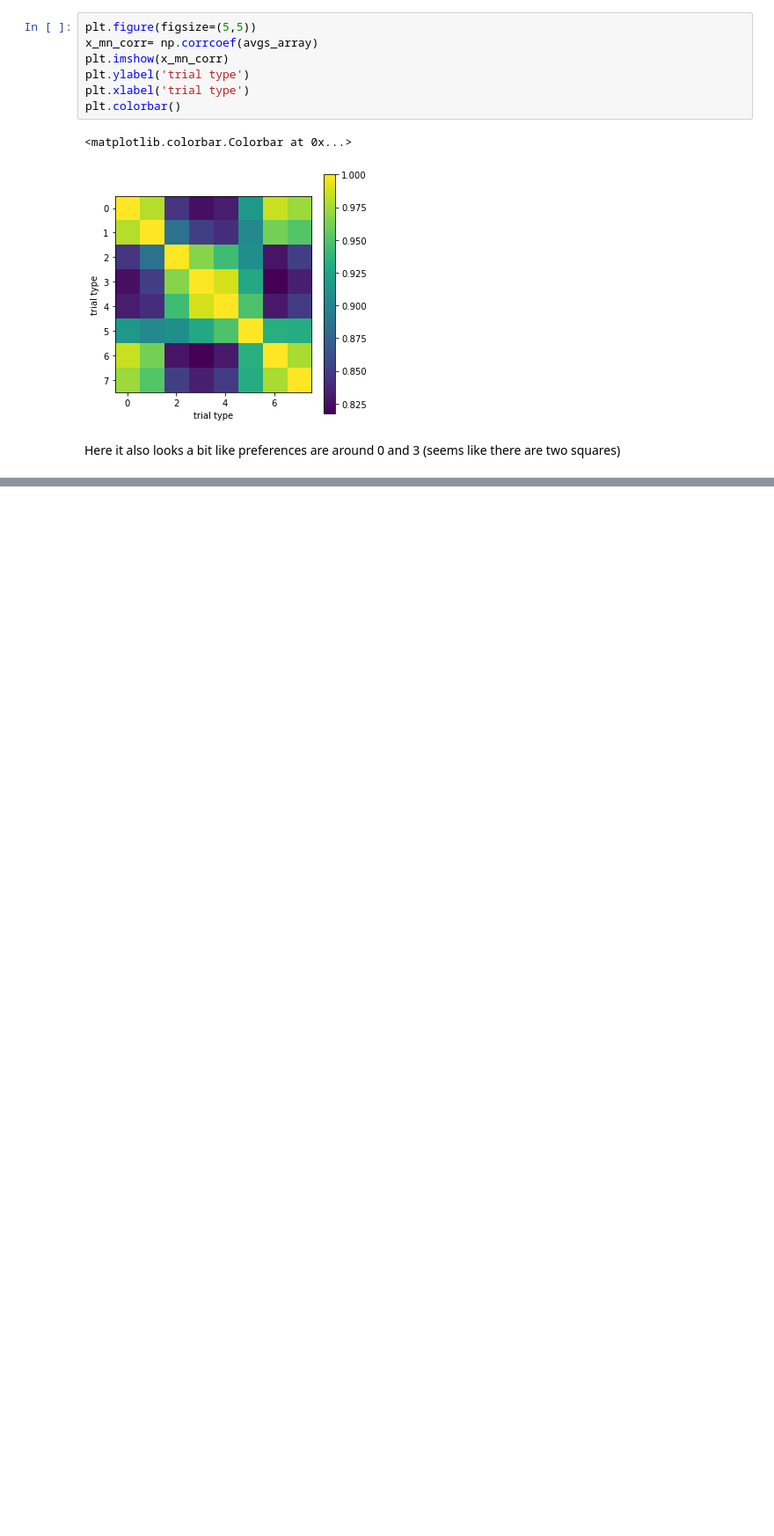
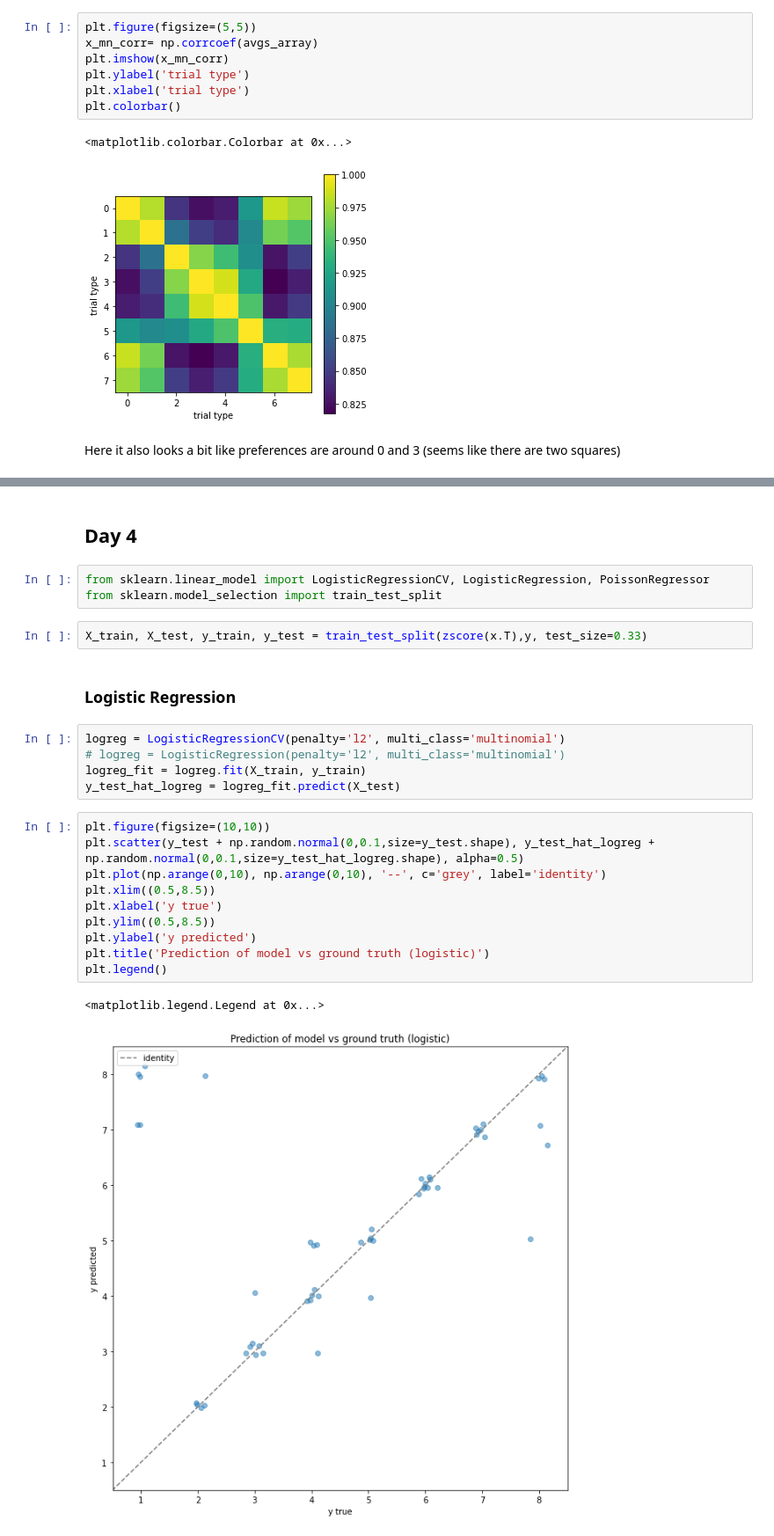
Before and after one commit to CONECT-INT/2022_CENTURI-SummerSchool, a Jupyter notebook: dev/dataset1_jure.ipynb, the cells around one changed output, grey strips where cells are left out. Shown at 88% size. Drawn from its saved outputs; the diff is of its cells as text; blank space fills up the shorter version.

```diff
--- a/dev/dataset1_jure.ipynb
+++ b/dev/dataset1_jure.ipynb
@@ -328,0 +329,27 @@ for i in range(8):
+# %% [markdown]
+## Day 4
+# %%
+from sklearn.linear_model import LogisticRegressionCV, LogisticRegression, PoissonRegressor
+from sklearn.model_selection import train_test_split
+# %%
+X_train, X_test, y_train, y_test = train_test_split(zscore(x.T),y, test_size=0.33)
+# %% [markdown]
+### Logistic Regression
+# %%
+logreg = LogisticRegressionCV(penalty='l2', multi_class='multinomial')
+# logreg = LogisticRegression(penalty='l2', multi_class='multinomial')
+logreg_fit = logreg.fit(X_train, y_train)
+y_test_hat_logreg = logreg_fit.predict(X_test)
+# %%
+plt.figure(figsize=(10,10))
+plt.scatter(y_test + np.random.normal(0,0.1,size=y_test.shape), y_test_hat_logreg + np.random.normal(0,0.1,size=y_test_hat_logreg.shape), alpha=0.5)
+plt.plot(np.arange(0,10), np.arange(0,10), '--', c='grey', label='identity')
+plt.xlim((0.5,8.5))
+plt.xlabel('y true')
+plt.ylim((0.5,8.5))
+plt.ylabel('y predicted')
+plt.title('Prediction of model vs ground truth (logistic)')
+plt.legend()
+# %% [output]
+<matplotlib.legend.Legend at 0x...>
+[figure, added]
```
Also changed, not shown: parts of 9 cells of this notebook, 1 other file.
